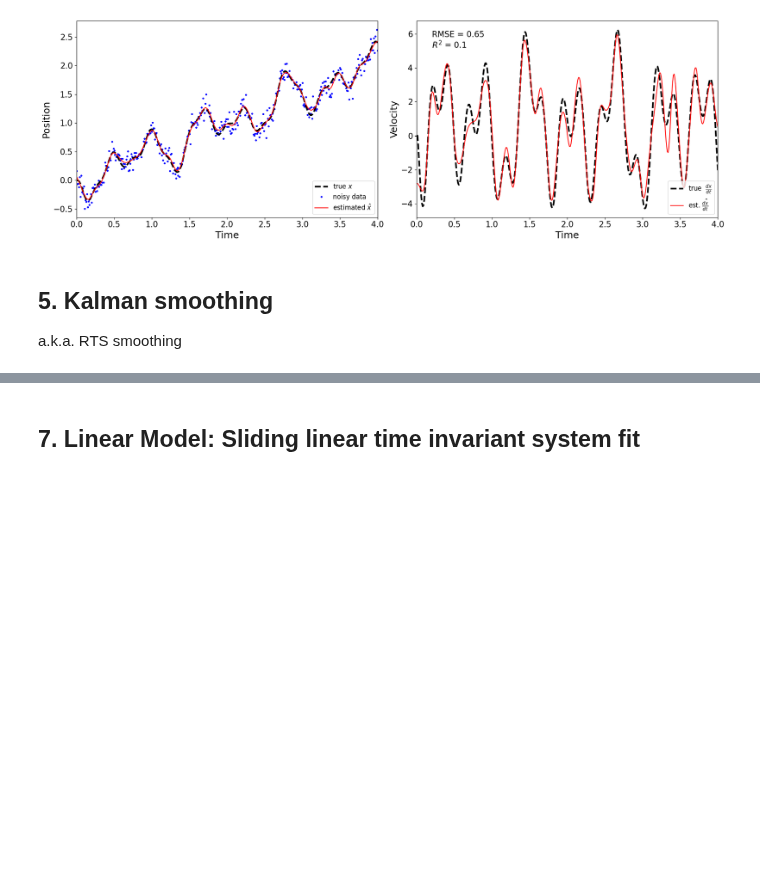
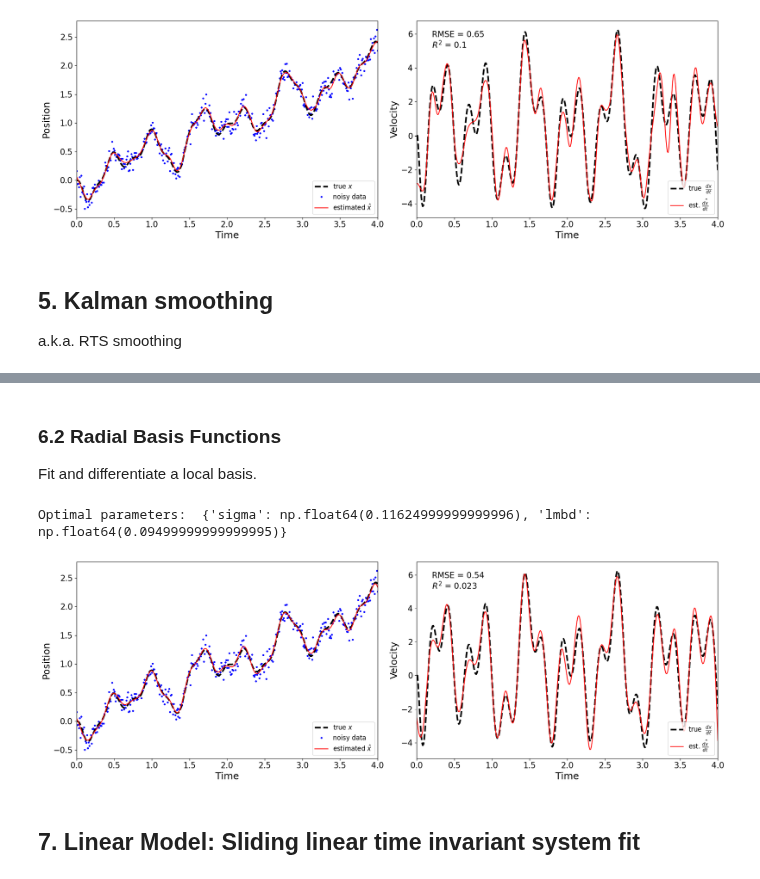
Before and after one commit to florisvb/PyNumDiff, a Jupyter notebook: examples/2a_optimizing_parameters_with_dxdt_known.ipynb, the cells around one changed output, grey strips where cells are left out. Saved outputs shown, nothing was run; the diff lists cells and outputs as text; code cells hidden in the pictures; blank space fills up the shorter version.

Commit message:
made new module for basis-function-based methods, changed imports, reran jupyter notebooks

```diff
--- a/examples/2a_optimizing_parameters_with_dxdt_known.ipynb
+++ b/examples/2a_optimizing_parameters_with_dxdt_known.ipynb
@@ -219,4 +222,16 @@ Optimal parameters:  {'high_freq_cutoff': np.float64(0.08906250000000004), 'even
 [figure]
+# %% [markdown]
+### 6.2 Radial Basis Functions
+
+Fit and differentiate a local basis.
+# %%
+params, val = optimize(rbfdiff, x, dt, dxdt_truth=dxdt_truth)
+print('Optimal parameters: ', params)
+x_hat, dxdt_hat = rbfdiff(x, dt, **params)
+evaluate.plot(x, dt, x_hat, dxdt_hat, x_truth, dxdt_truth)
+# %% [output]
+Optimal parameters:  {'sigma': np.float64(0.11624999999999996), 'lmbd': np.float64(0.09499999999999995)}
+[figure, added]
 # %% [markdown]
 ## 7. Linear Model: Sliding linear time invariant system fit
 # %%
```
Also changed, not shown: parts of 5 cells of this notebook, 14 other files.
